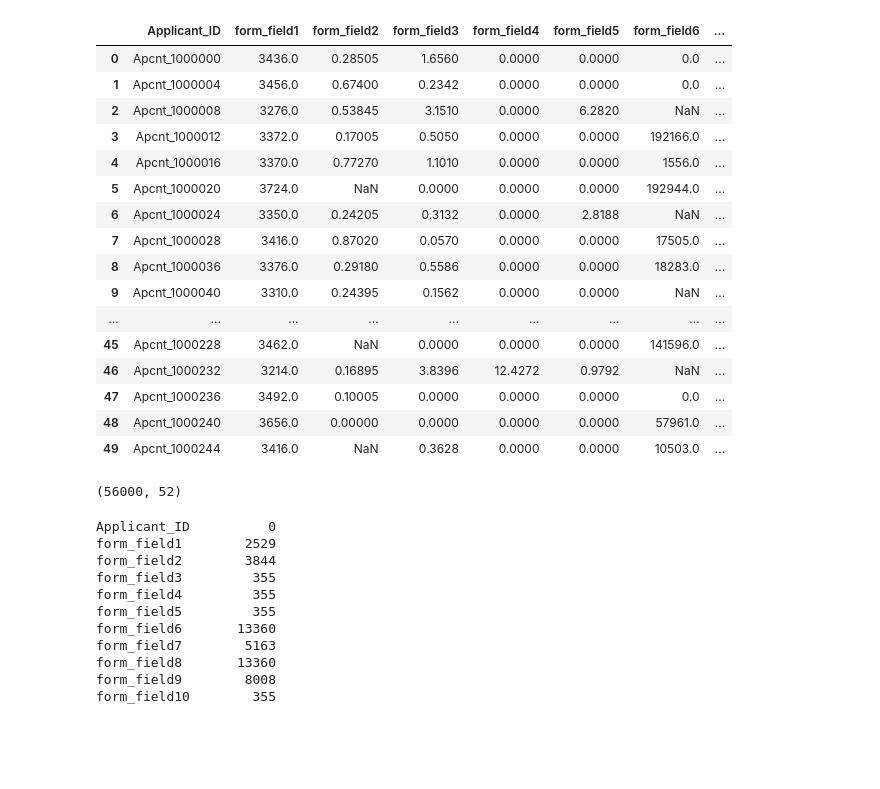
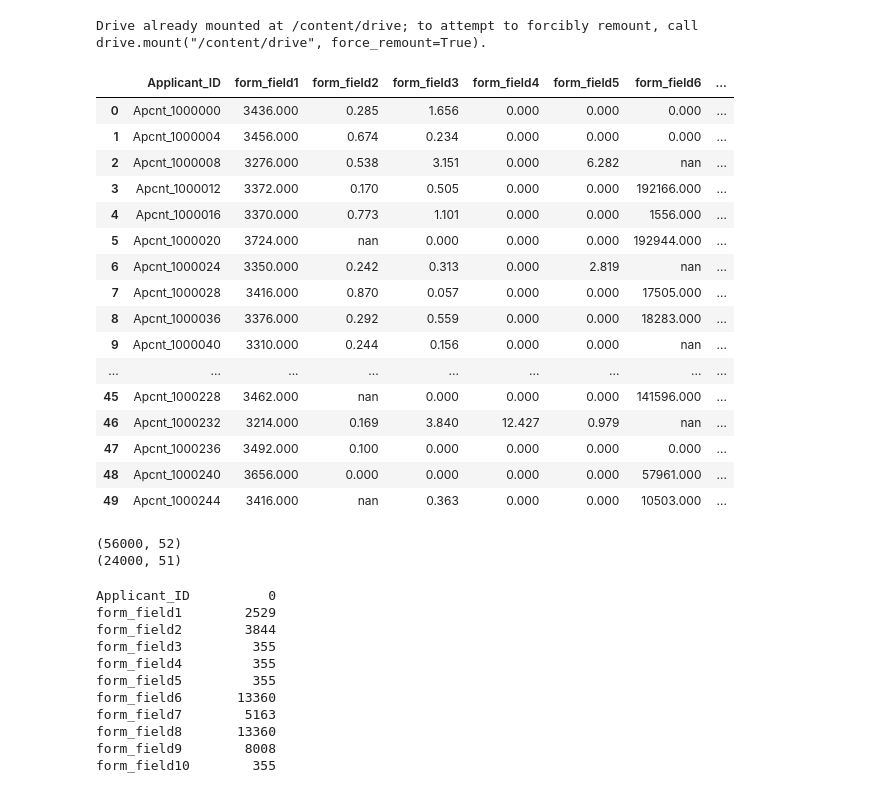
Before and after one commit to Ayanlola2002/DATA-SCIENCE-PROJECTS, a Jupyter notebook: DSN_BOOTCAMP_2020.ipynb, the cells around one changed output. Saved outputs shown, nothing was run; the diff lists cells and outputs as text; code cells hidden in the pictures; blank space fills up the shorter version.

```diff
--- a/DSN_BOOTCAMP_2020.ipynb
+++ b/DSN_BOOTCAMP_2020.ipynb
@@ -1,30 +1,42 @@
 # %% [markdown]
 <a href="https://colab.research.google.com/github/Ayanlola2002/DATA-SCIENCE-PROJECTS/blob/master/DSN_BOOTCAMP_2020.ipynb" target="_parent"><img src="https://colab.research.google.com/assets/colab-badge.svg" alt="Open In Colab"/></a>
+# %%
+#mounting Gdrive
+from google.colab import drive
+drive.mount('/content/drive')
+# %% [output]
+Drive already mounted at /content/drive; to attempt to forcibly remount, call drive.mount("/content/drive", force_remount=True).
+# %%
+import pandas as pd
+pd.set_option('display.float_format', lambda x: '{:.3f}'.format(x)) #Limiting floats output to 3 decimal points
 # %%
-import pandas as pd
-df=pd.read_csv('/content/drive/My Drive/DSN_BOOTCAMP/Train.csv')
+
+train_df=pd.read_csv('/content/drive/My Drive/DSN_BOOTCAMP/Train.csv')
+test_df=pd.read_csv('/content/drive/My Drive/DSN_BOOTCAMP/Test.csv')
 # %%
-df.head(50)
+train_df.head(50)
 # %% [output]
 |  | Applicant_ID | form_field1 | form_field2 | form_field3 | form_field4 | form_field5 | form_field6 | ... |
-| 0 | Apcnt_1000000 | 3436.0 | 0.28505 | 1.6560 | 0.0000 | 0.0000 | 0.0 | ... |
-| 1 | Apcnt_1000004 | 3456.0 | 0.67400 | 0.2342 | 0.0000 | 0.0000 | 0.0 | ... |
-| 2 | Apcnt_1000008 | 3276.0 | 0.53845 | 3.1510 | 0.0000 | 6.2820 | NaN | ... |
-| 3 | Apcnt_1000012 | 3372.0 | 0.17005 | 0.5050 | 0.0000 | 0.0000 | 192166.0 | ... |
-| 4 | Apcnt_1000016 | 3370.0 | 0.77270 | 1.1010 | 0.0000 | 0.0000 | 1556.0 | ... |
-| 5 | Apcnt_1000020 | 3724.0 | NaN | 0.0000 | 0.0000 | 0.0000 | 192944.0 | ... |
-| 6 | Apcnt_1000024 | 3350.0 | 0.24205 | 0.3132 | 0.0000 | 2.8188 | NaN | ... |
-| 7 | Apcnt_1000028 | 3416.0 | 0.87020 | 0.0570 | 0.0000 | 0.0000 | 17505.0 | ... |
-| 8 | Apcnt_1000036 | 3376.0 | 0.29180 | 0.5586 | 0.0000 | 0.0000 | 18283.0 | ... |
-| 9 | Apcnt_1000040 | 3310.0 | 0.24395 | 0.1562 | 0.0000 | 0.0000 | NaN | ... |
+| 0 | Apcnt_1000000 | 3436.000 | 0.285 | 1.656 | 0.000 | 0.000 | 0.000 | ... |
+| 1 | Apcnt_1000004 | 3456.000 | 0.674 | 0.234 | 0.000 | 0.000 | 0.000 | ... |
+| 2 | Apcnt_1000008 | 3276.000 | 0.538 | 3.151 | 0.000 | 6.282 | nan | ... |
+| 3 | Apcnt_1000012 | 3372.000 | 0.170 | 0.505 | 0.000 | 0.000 | 192166.000 | ... |
+| 4 | Apcnt_1000016 | 3370.000 | 0.773 | 1.101 | 0.000 | 0.000 | 1556.000 | ... |
+| 5 | Apcnt_1000020 | 3724.000 | nan | 0.000 | 0.000 | 0.000 | 192944.000 | ... |
+| 6 | Apcnt_1000024 | 3350.000 | 0.242 | 0.313 | 0.000 | 2.819 | nan | ... |
+| 7 | Apcnt_1000028 | 3416.000 | 0.870 | 0.057 | 0.000 | 0.000 | 17505.000 | ... |
+| 8 | Apcnt_1000036 | 3376.000 | 0.292 | 0.559 | 0.000 | 0.000 | 18283.000 | ... |
+| 9 | Apcnt_1000040 | 3310.000 | 0.244 | 0.156 | 0.000 | 0.000 | nan | ... |
 | ... | ... | ... | ... | ... | ... | ... | ... | ... |
-| 45 | Apcnt_1000228 | 3462.0 | NaN | 0.0000 | 0.0000 | 0.0000 | 141596.0 | ... |
-| 46 | Apcnt_1000232 | 3214.0 | 0.16895 | 3.8396 | 12.4272 | 0.9792 | NaN | ... |
-| 47 | Apcnt_1000236 | 3492.0 | 0.10005 | 0.0000 | 0.0000 | 0.0000 | 0.0 | ... |
-| 48 | Apcnt_1000240 | 3656.0 | 0.00000 | 0.0000 | 0.0000 | 0.0000 | 57961.0 | ... |
-| 49 | Apcnt_1000244 | 3416.0 | NaN | 0.3628 | 0.0000 | 0.0000 | 10503.0 | ... |
+| 45 | Apcnt_1000228 | 3462.000 | nan | 0.000 | 0.000 | 0.000 | 141596.000 | ... |
+| 46 | Apcnt_1000232 | 3214.000 | 0.169 | 3.840 | 12.427 | 0.979 | nan | ... |
+| 47 | Apcnt_1000236 | 3492.000 | 0.100 | 0.000 | 0.000 | 0.000 | 0.000 | ... |
+| 48 | Apcnt_1000240 | 3656.000 | 0.000 | 0.000 | 0.000 | 0.000 | 57961.000 | ... |
+| 49 | Apcnt_1000244 | 3416.000 | nan | 0.363 | 0.000 | 0.000 | 10503.000 | ... |
-# %%
-df.shape
-# %% [output]
-(56000, 52)
+# %%
+print(train_df.shape)
+print(test_df.shape)
+# %% [output]
+(56000, 52)
+(24000, 51)
 # %%
```
Also changed, not shown: parts of 17 cells of this notebook.
